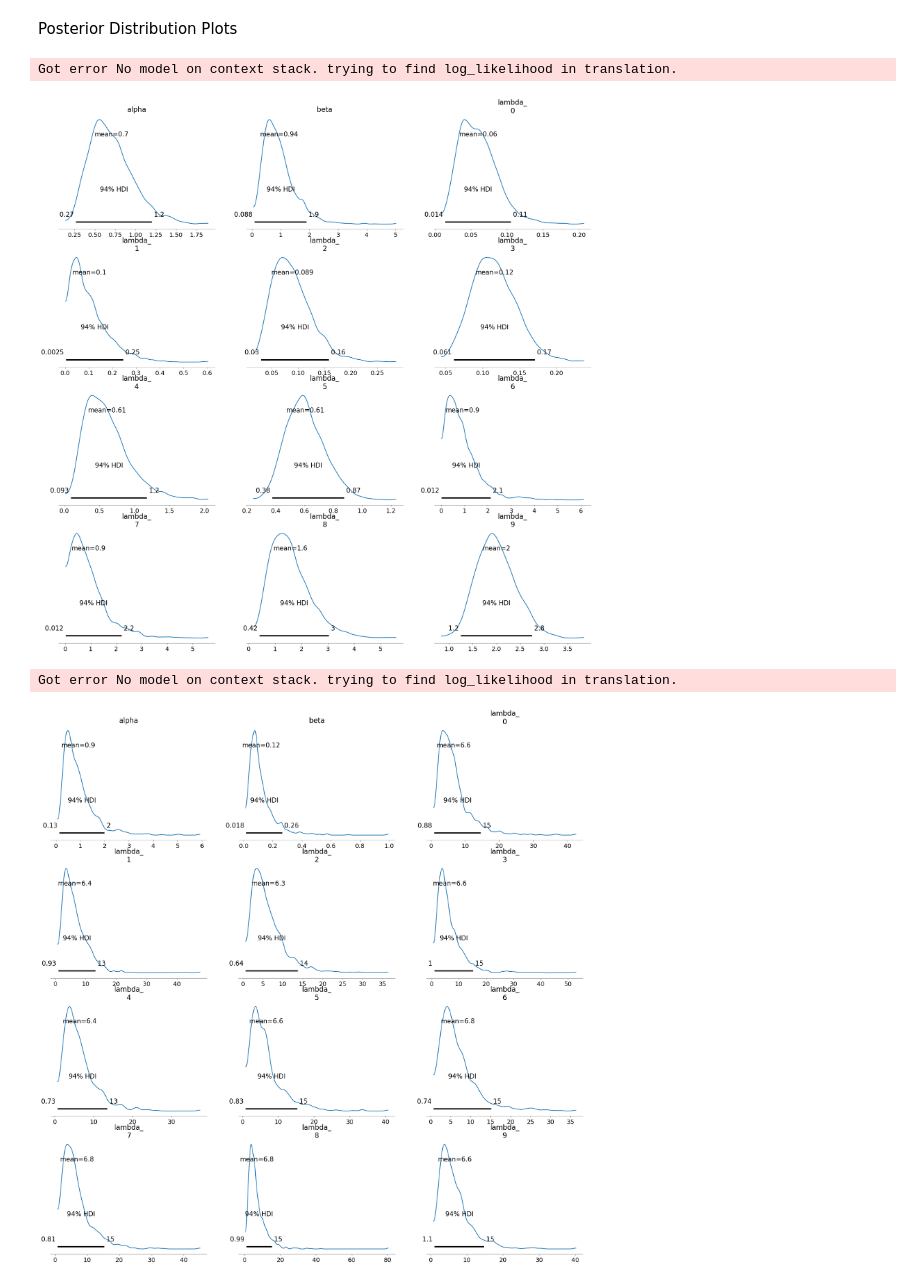
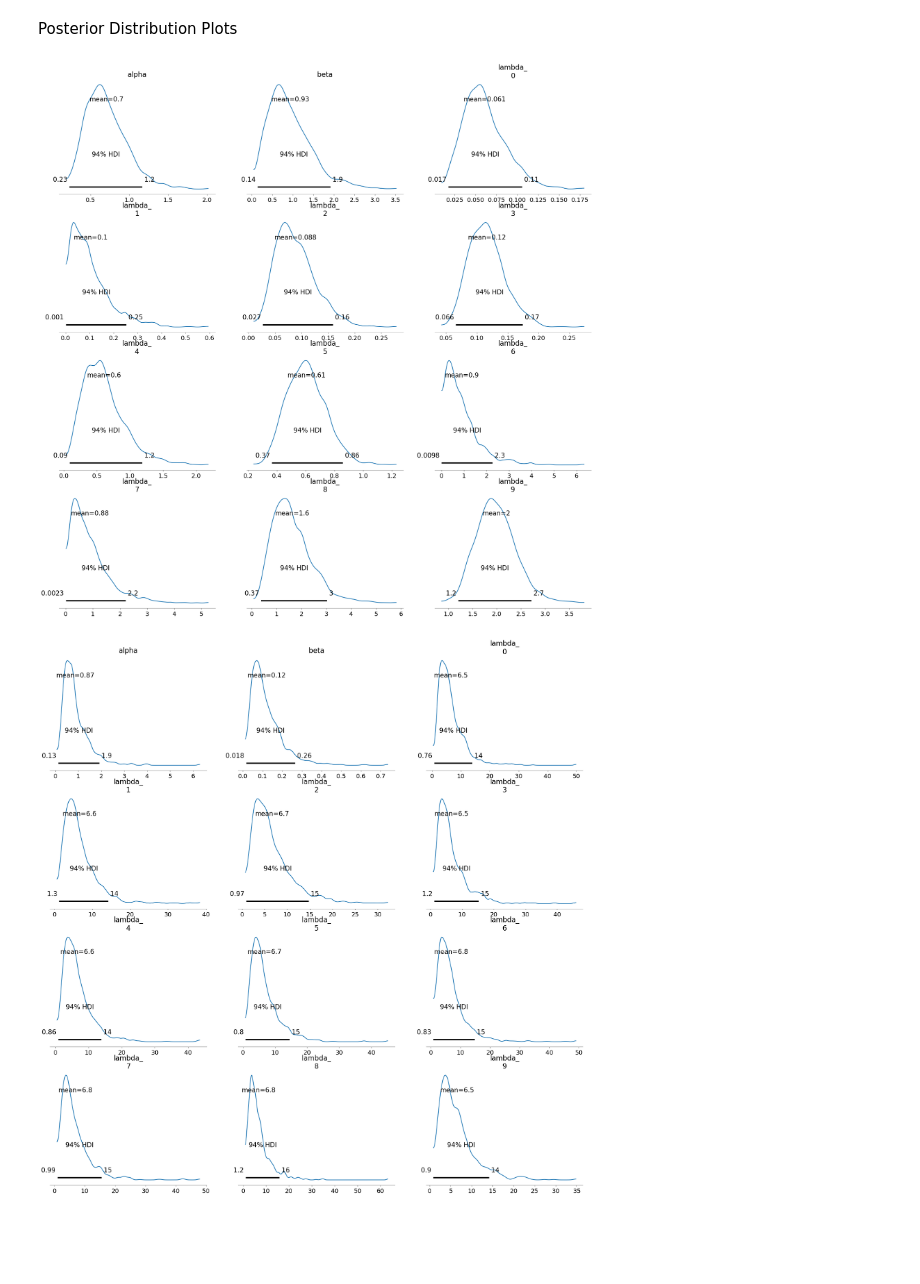
Before and after one commit to adarsh9665bhende/BDA_Assignment1, a Jupyter notebook: Assignment1.ipynb, the cells around one changed output. Saved outputs shown, nothing was run; the diff lists cells and outputs as text; code cells hidden in the pictures; blank space fills up the shorter version.

```diff
--- a/Assignment1.ipynb
+++ b/Assignment1.ipynb
@@ -39,7 +43,7 @@ with pm.Model() as model:
     failures = pm.Poisson('failures', mu=lambda_ * t, observed=x)
 
     # Sample from the posterior distribution
-    trace = pm.sample(1000, tune=1000, cores=1)  # can be adjusted as per the requirement
+    trace = pm.sample(1000, tune=1000, cores=1,return_inferencedata=False)  # can be adjusted as per the requirement
     approx = pm.fit(1000, method='advi')  # VI approximation
 # %% [output]
 Auto-assigning NUTS sampler...
@@ -54,6 +60,8 @@ Finished [100%]: Average Loss = 2,440.1
 # %% [markdown]
 Statastics MCMC
 # %%
-summary_MCMC = pm.summary(trace)
-print(summary_MCMC)
+
+with pm.Model() as model:
+   summary_MCMC = pm.summary(trace)
+   print(summary_MCMC)
 # %% [output]
@@ -84,10 +91,12 @@ Statastic VI
 # print(summary_VI)
 
 # Convert VI result to trace
-trace_VI = approx.sample(1000)
 
-# Extract summary statistics from the trace
-summary_trace_VI = pm.summary(trace_VI)
-print("VI Trace Summary:")
-print(summary_trace_VI)
+with pm.Model() as model:
+ trace_VI = approx.sample(1000)
+
+ # Extract summary statistics from the trace
+ summary_trace_VI = pm.summary(trace_VI)
+ print("VI Trace Summary:")
+ print(summary_trace_VI)
 # %% [output]
@@ -136,16 +144,14 @@ Mean Absolute Error (MAE) for VI: 222.1866561752501
 # %% [markdown]
 Posterior Distribution Plots
 # %%
-import arviz as az
-import matplotlib.pyplot as plt
-az.plot_posterior(trace)
-plt.show()
+with pm.Model() as model:
+ az.plot_posterior(trace)
+ plt.show()
 # %% [output]
-Got error No model on context stack. trying to find log_likelihood in translation.
-[figure, old version]
+[figure, new version]
 # %%
-az.plot_posterior(trace_VI)
-plt.show()
+with pm.Model() as model:
+ az.plot_posterior(trace_VI)
+ plt.show()
 # %% [output]
-Got error No model on context stack. trying to find log_likelihood in translation.
-[figure, old version]
+[figure, new version]
```
Also changed, not shown: parts of 8 cells of this notebook.
